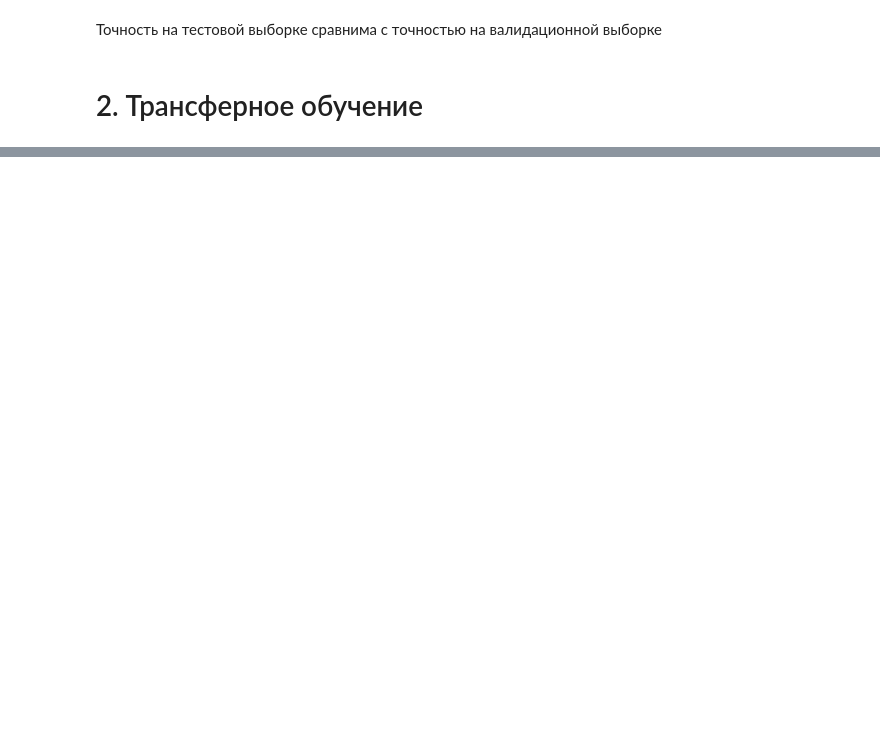
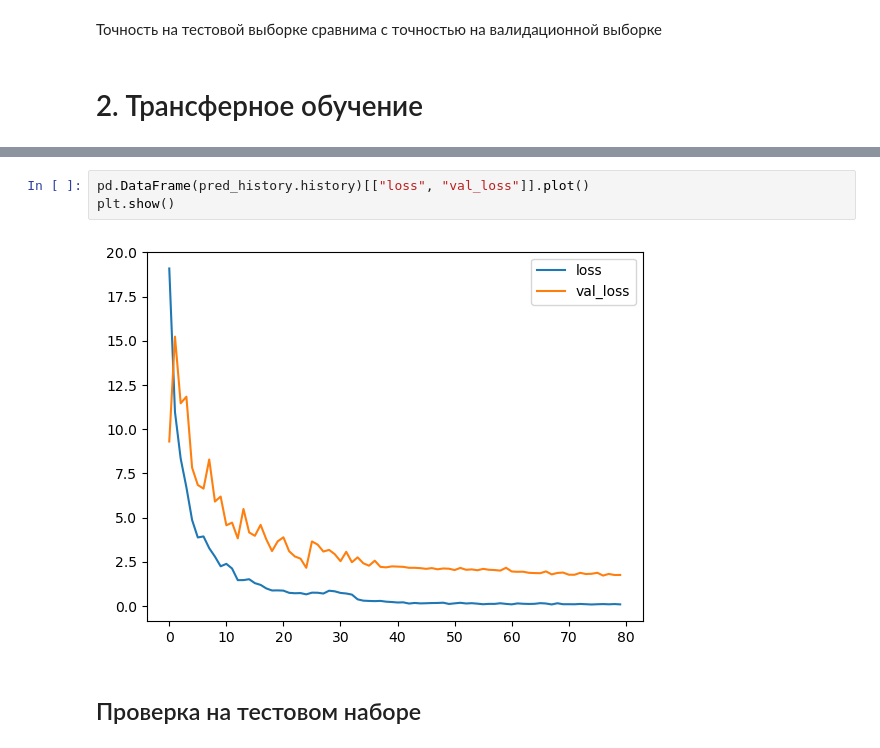
Before and after one commit to maxi7665/IAD, a Jupyter notebook: lab3/lab3.ipynb, the cells around one changed output, grey strips where cells are left out. Cells and saved outputs as stored; diff of their text form; blank space fills up the shorter version.

```diff
--- a/lab3/lab3.ipynb
+++ b/lab3/lab3.ipynb
@@ -289,0 +370,7 @@ model.evaluate(test_ds)
+# %%
+pd.DataFrame(pred_history.history)[["loss", "val_loss"]].plot()
+plt.show()
+# %% [output]
+[figure, added]
+# %% [markdown]
+## Проверка на тестовом наборе
```
Also changed, not shown: parts of 29 cells of this notebook, 1 other file.
